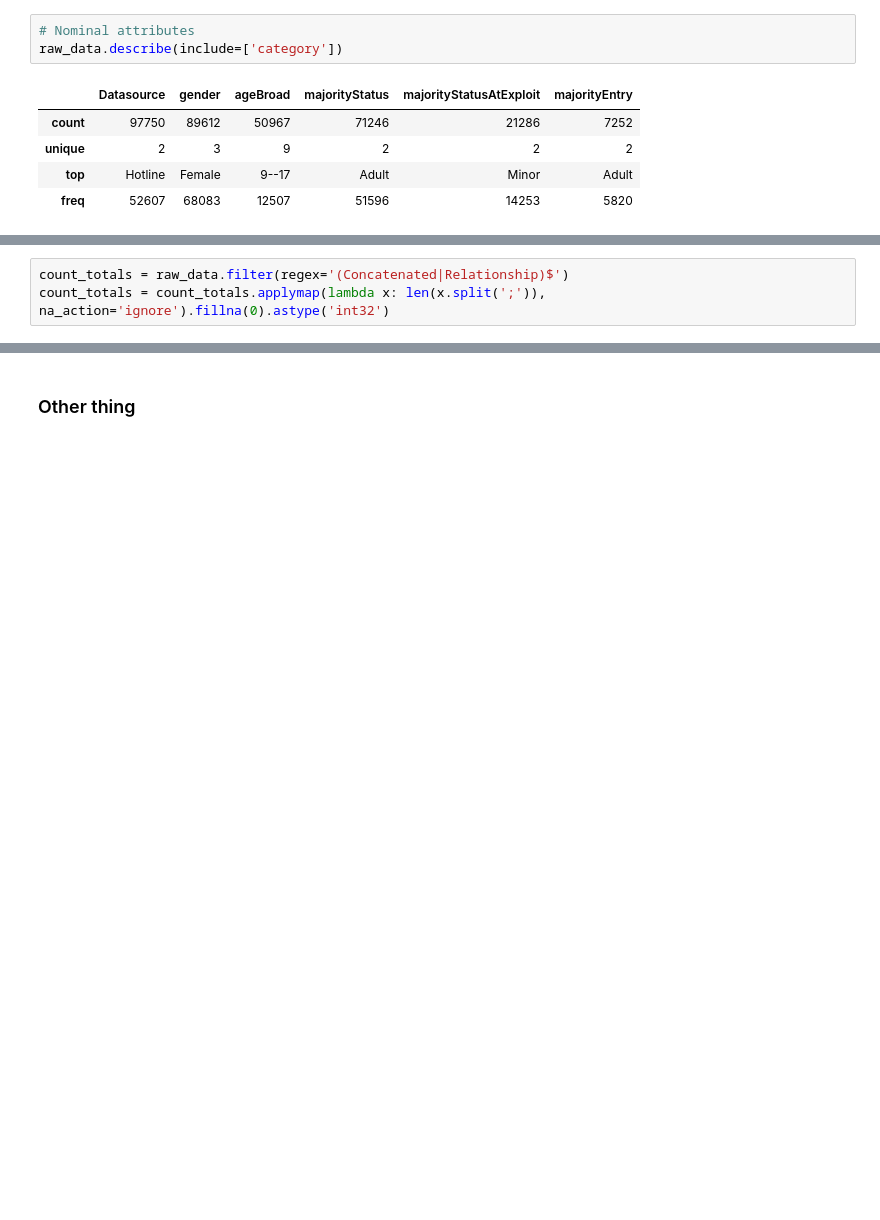
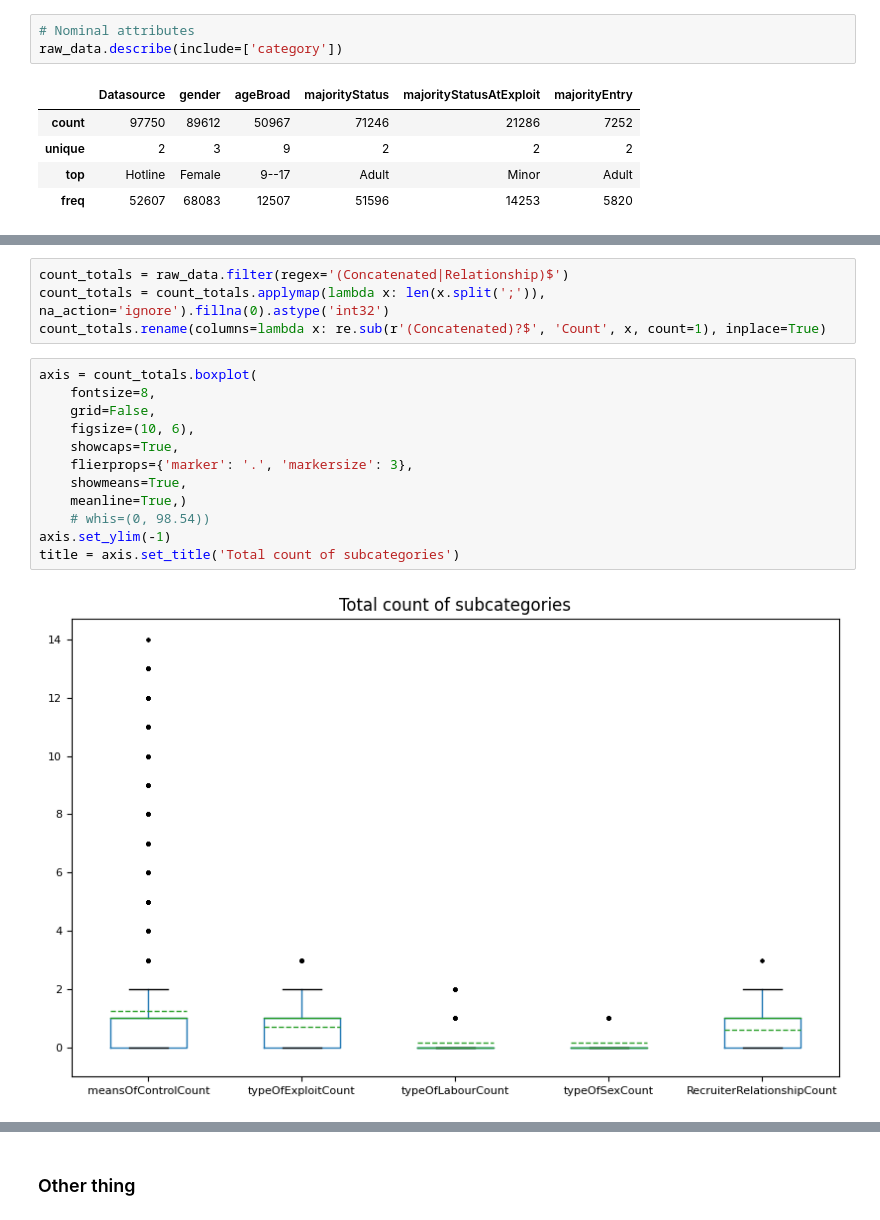
Before and after one commit to JPena-code/minig-course, a Jupyter notebook: EDA.ipynb, the cells around one changed output, grey strips where cells are left out. Saved outputs shown, nothing was run; the diff lists cells and outputs as text; blank space fills up the shorter version.

```diff
--- a/EDA.ipynb
+++ b/EDA.ipynb
@@ -275,4 +292,19 @@ plt.show()
 # %%
 count_totals = raw_data.filter(regex='(Concatenated|Relationship)$')
 count_totals = count_totals.applymap(lambda x: len(x.split(';')), na_action='ignore').fillna(0).astype('int32')
+count_totals.rename(columns=lambda x: re.sub(r'(Concatenated)?$', 'Count', x, count=1), inplace=True)
+# %%
+axis = count_totals.boxplot(
+    fontsize=8,
+    grid=False,
+    figsize=(10, 6),
+    showcaps=True,
+    flierprops={'marker': '.', 'markersize': 3},
+    showmeans=True,
+    meanline=True,)
+    # whis=(0, 98.54))
+axis.set_ylim(-1)
+title = axis.set_title('Total count of subcategories')
+# %% [output]
+[figure, added]
 # %%
```
Also changed, not shown: parts of 11 cells of this notebook.
